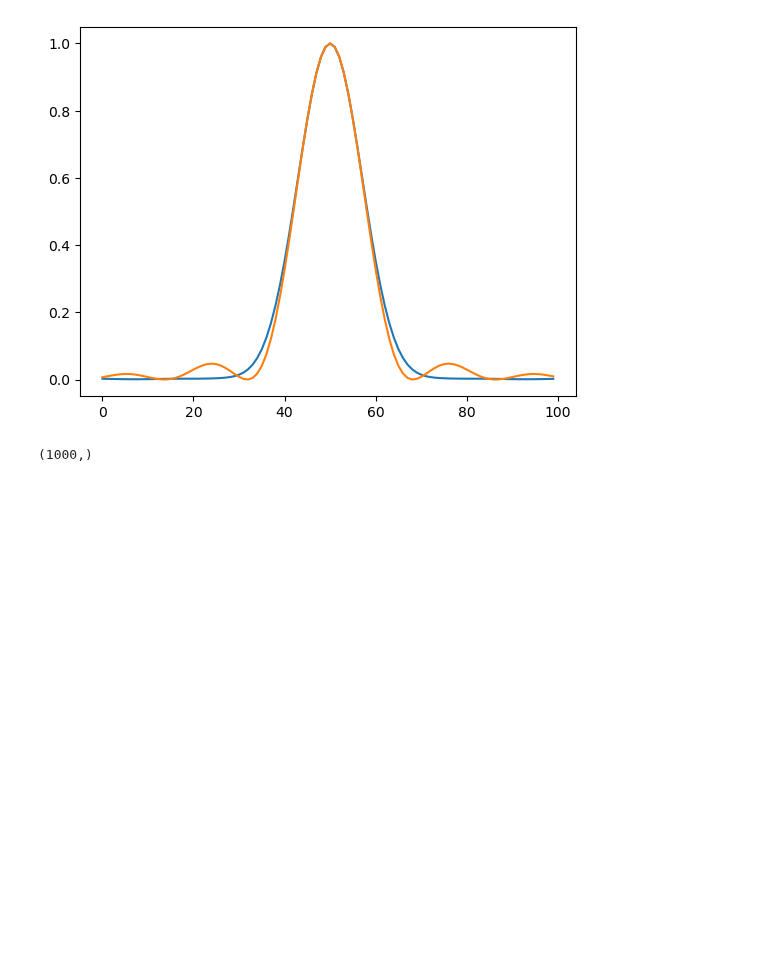
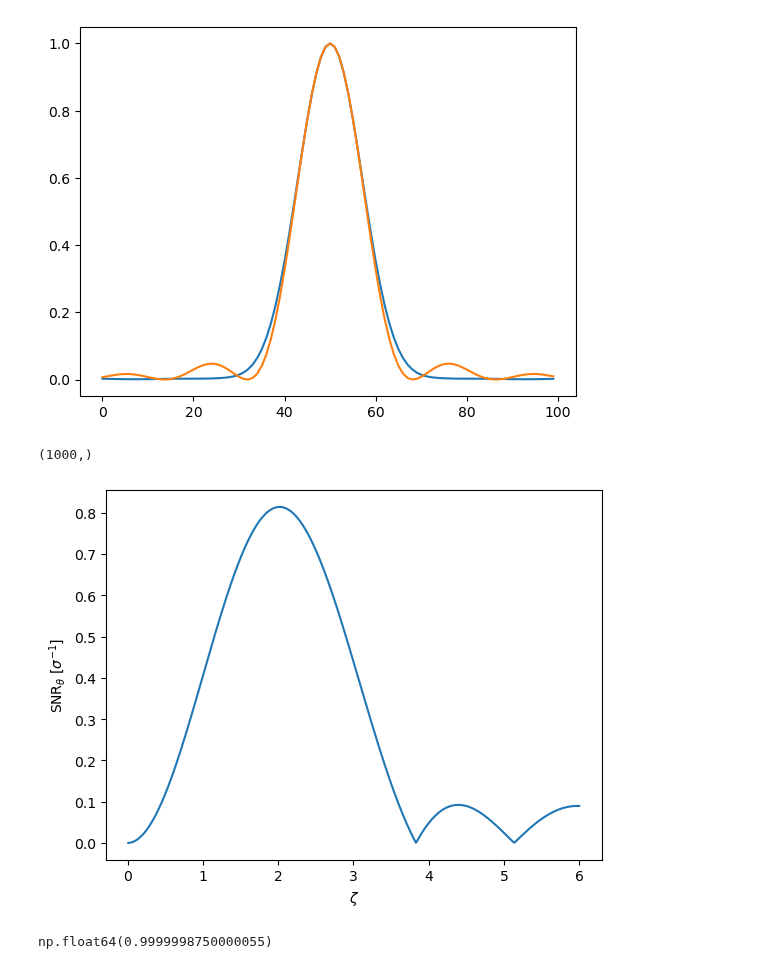
Before and after one commit to AlexGKim/II, a Jupyter notebook: Untitled.ipynb, the cells around one changed output. Saved outputs shown, nothing was run; the diff lists cells and outputs as text; code cells hidden in the pictures; blank space fills up the shorter version.

Commit message:
SNR plot

```diff
--- a/Untitled.ipynb
+++ b/Untitled.ipynb
@@ -91,3 +91,18 @@ plt.plot(fftshift(gamma2_a/gamma2_a.max())[10*nlam//2-50: 10*nlam//2+50],label='
 axis0[:].shape
 # %% [output]
 (1000,)
+# %%
+def snr():
+    zeta = numpy.linspace(0.01,6,600)
+    plt.plot(zeta,2*numpy.abs((2*jv(1,zeta)/zeta)*(jv(0,zeta)-jv(2,zeta)-2*jv(1,zeta)/zeta)))
+    plt.xlabel(r"$\zeta$")
+    plt.ylabel(r"$\text{SNR}_\theta$ [$\sigma^{-1}$]")
+    plt.savefig("snr.pdf")
+    plt.show()
+snr()
+# %% [output]
+[figure, added]
+# %%
+2*jv(1,0.001)/0.001
+# %% [output]
+np.float64(0.9999998750000055)
```
